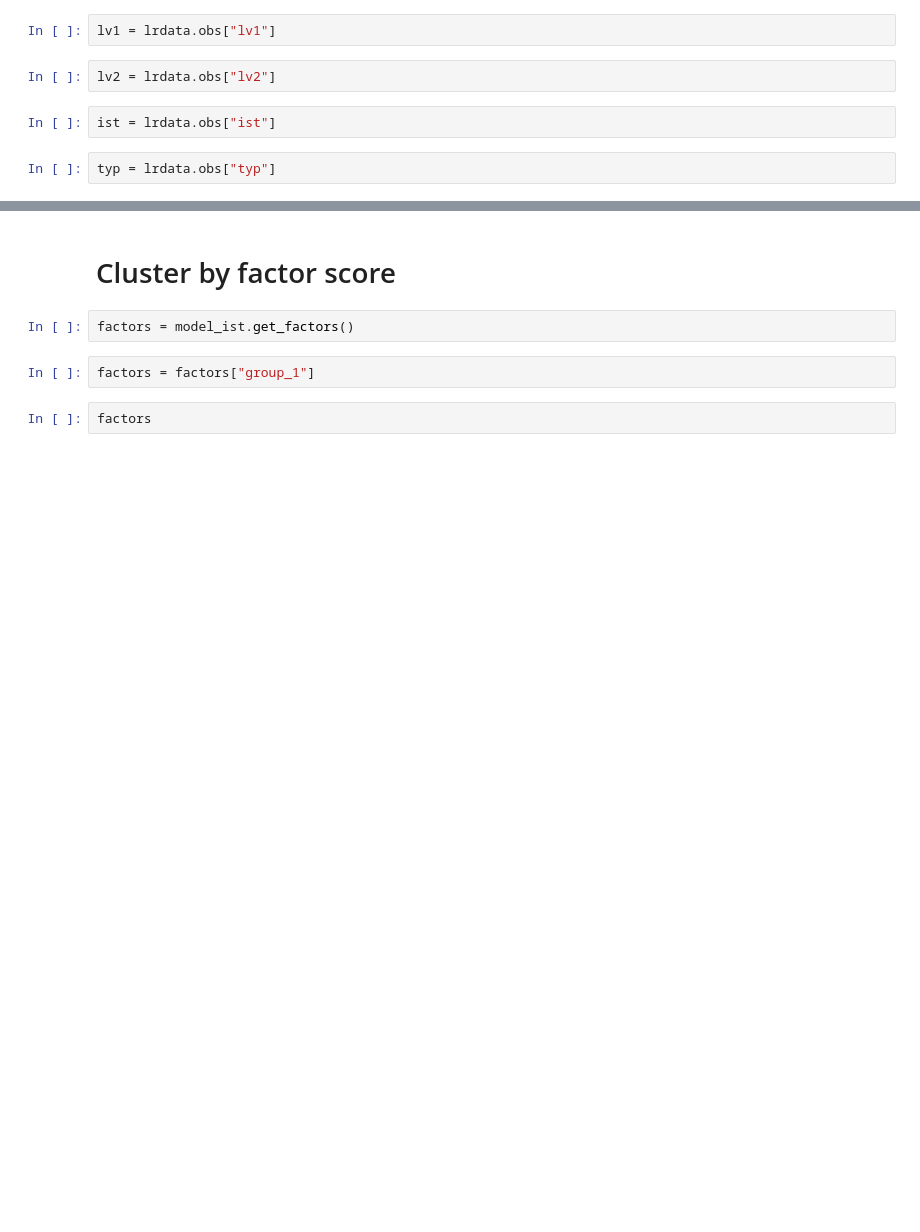
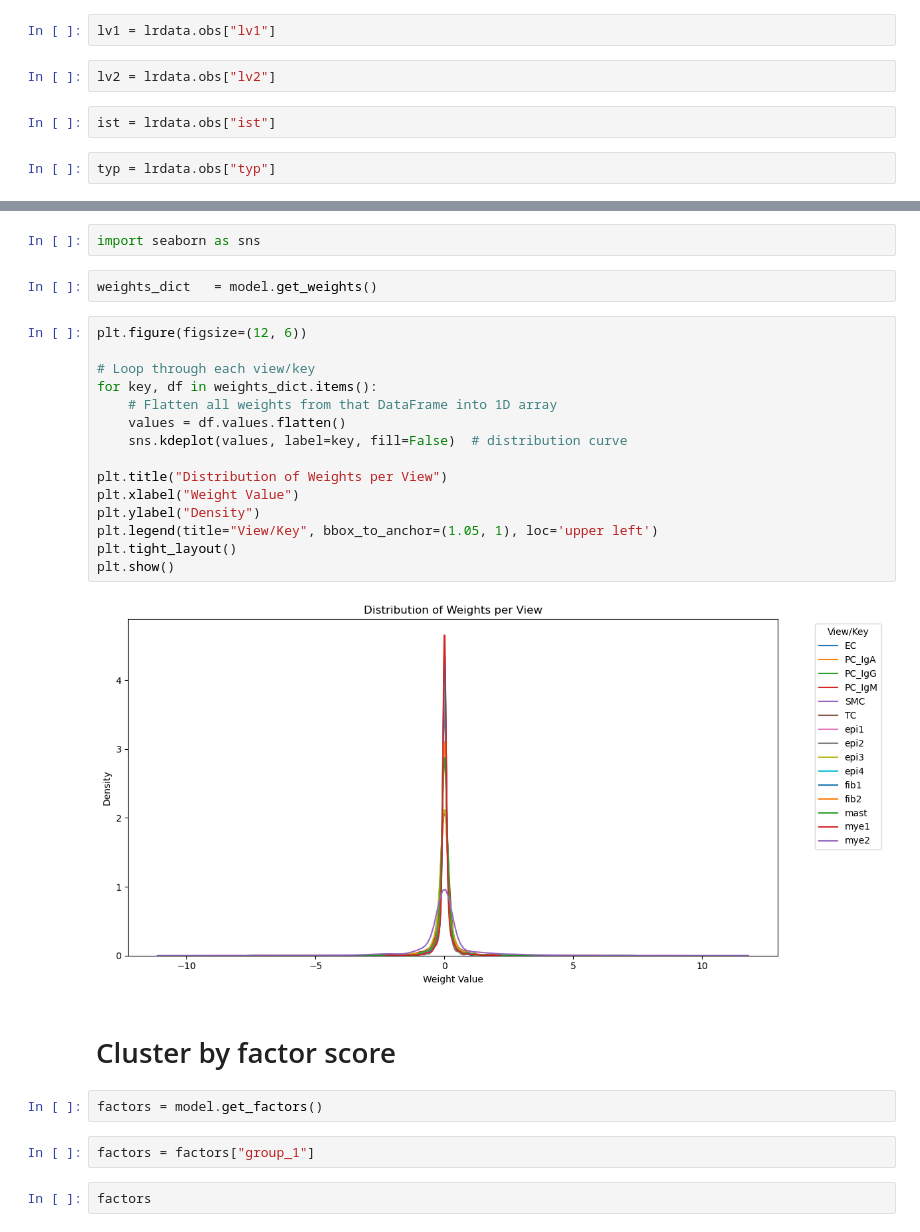
Before and after one commit to AtheerAS/liana-py, a Jupyter notebook: docs/source/unfinished_temp_notebooks/inflow_score/Compare_inflow_score_across_annotation_levels_MOFA_results.ipynb, the cells around one changed output, grey strips where cells are left out. Drawn from its saved outputs; the diff is of its cells as text; blank space fills up the shorter version.

```diff
--- a/docs/source/unfinished_temp_notebooks/inflow_score/Compare_inflow_score_across_annotation_levels_MOFA_results.ipynb
+++ b/docs/source/unfinished_temp_notebooks/inflow_score/Compare_inflow_score_across_annotation_levels_MOFA_results.ipynb
@@ -47,7 +50,28 @@ typ = lrdata.obs["typ"]
+# %%
+import seaborn as sns
+# %%
+weights_dict   = model.get_weights()
+# %%
+plt.figure(figsize=(12, 6))
+
+# Loop through each view/key
+for key, df in weights_dict.items():
+    # Flatten all weights from that DataFrame into 1D array
+    values = df.values.flatten()
+    sns.kdeplot(values, label=key, fill=False)  # distribution curve
+
+plt.title("Distribution of Weights per View")
+plt.xlabel("Weight Value")
+plt.ylabel("Density")
+plt.legend(title="View/Key", bbox_to_anchor=(1.05, 1), loc='upper left')
+plt.tight_layout()
+plt.show()
+# %% [output]
+[figure, added]
 # %% [markdown]
 # Cluster by factor score
 # %%
-factors = model_ist.get_factors()
+factors = model.get_factors()
 # %%
 factors = factors["group_1"]
 # %%
```
Also changed, not shown: parts of 32 cells of this notebook, 3 other files.
